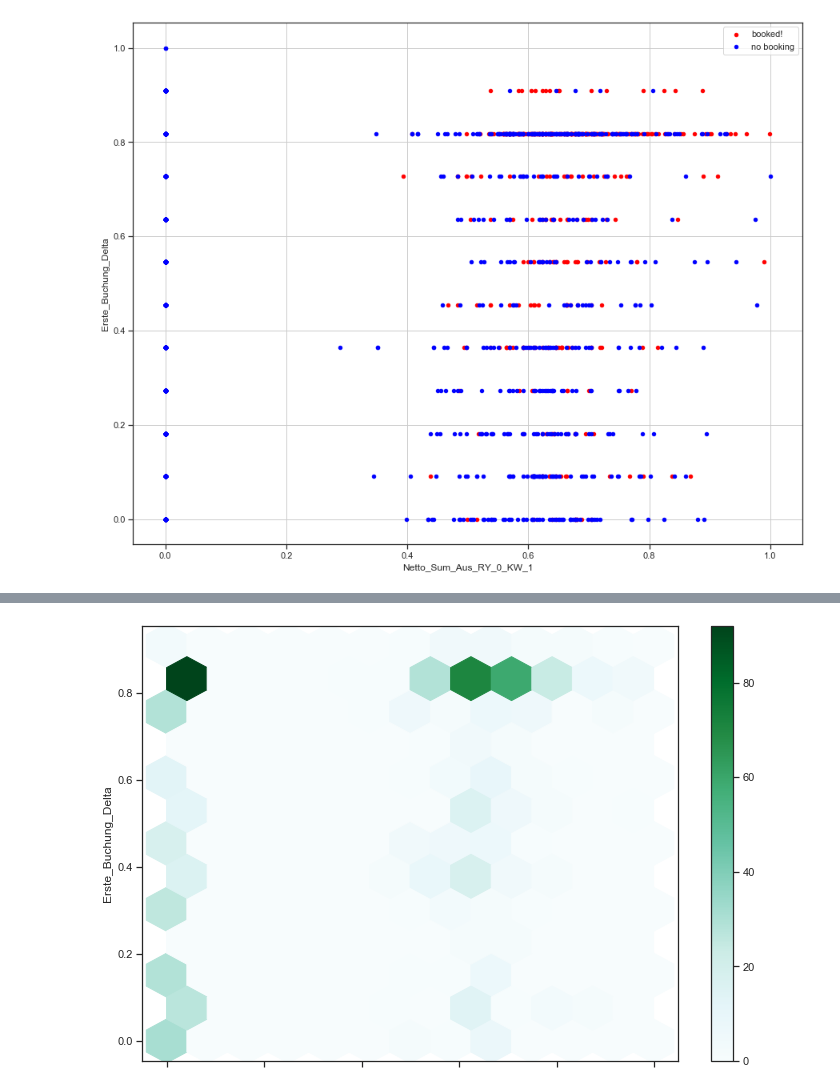
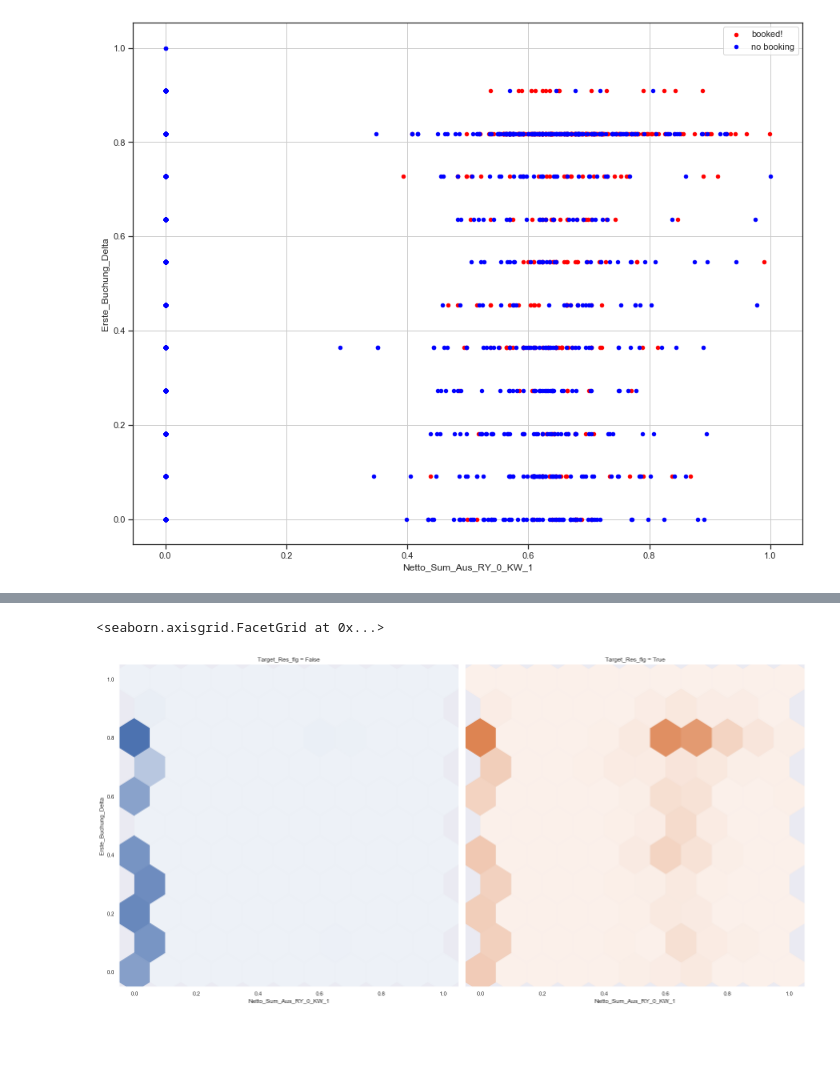
Before and after one commit to apgsga-stc/PredictiveAnalyticsPython, a Jupyter notebook: vkprog_analyse/sales_pred_master.ipynb, the cells around one changed output, grey strips where cells are left out. Cells and saved outputs as stored; diff of their text form; code cells hidden in the pictures; blank space fills up the shorter version.

Commit message:
hexbin with seaborn

```diff
--- a/vkprog_analyse/sales_pred_master.ipynb
+++ b/vkprog_analyse/sales_pred_master.ipynb
@@ -876,4 +871,0 @@ hexbin(training_all.loc[training_all.loc[:,'Target_Res_flg']==False,:],'Netto_Su
-# %%
-hexbin(training_all.loc[training_all.loc[:,'Target_Res_flg']==True,:],'Netto_Sum_Aus_RY_0_KW_1','Erste_Buchung_Delta', gridsize=12)
-# %% [output]
-[figure, removed]
@@ -881,0 +872,20 @@ f,
+# %%
+def hexbin(x, y, color, **kwargs):
+    cmap = sns.light_palette(color, as_cmap=True)
+    plt.hexbin(x, y, gridsize=10, cmap=cmap, **kwargs)
+
+with sns.axes_style("dark"):
+    g = sns.FacetGrid(training_all,
+                      hue="Target_Res_flg",
+                      col="Target_Res_flg",
+                      height=10
+                     )
+
+g.map(hexbin,
+      "Netto_Sum_Aus_RY_0_KW_1",
+      "Erste_Buchung_Delta",
+      extent=[0, 1, 0, 1]
+     )
+# %% [output]
+<seaborn.axisgrid.FacetGrid at 0x...>
+[figure, added]
```
Also changed, not shown: parts of 2 cells of this notebook.
